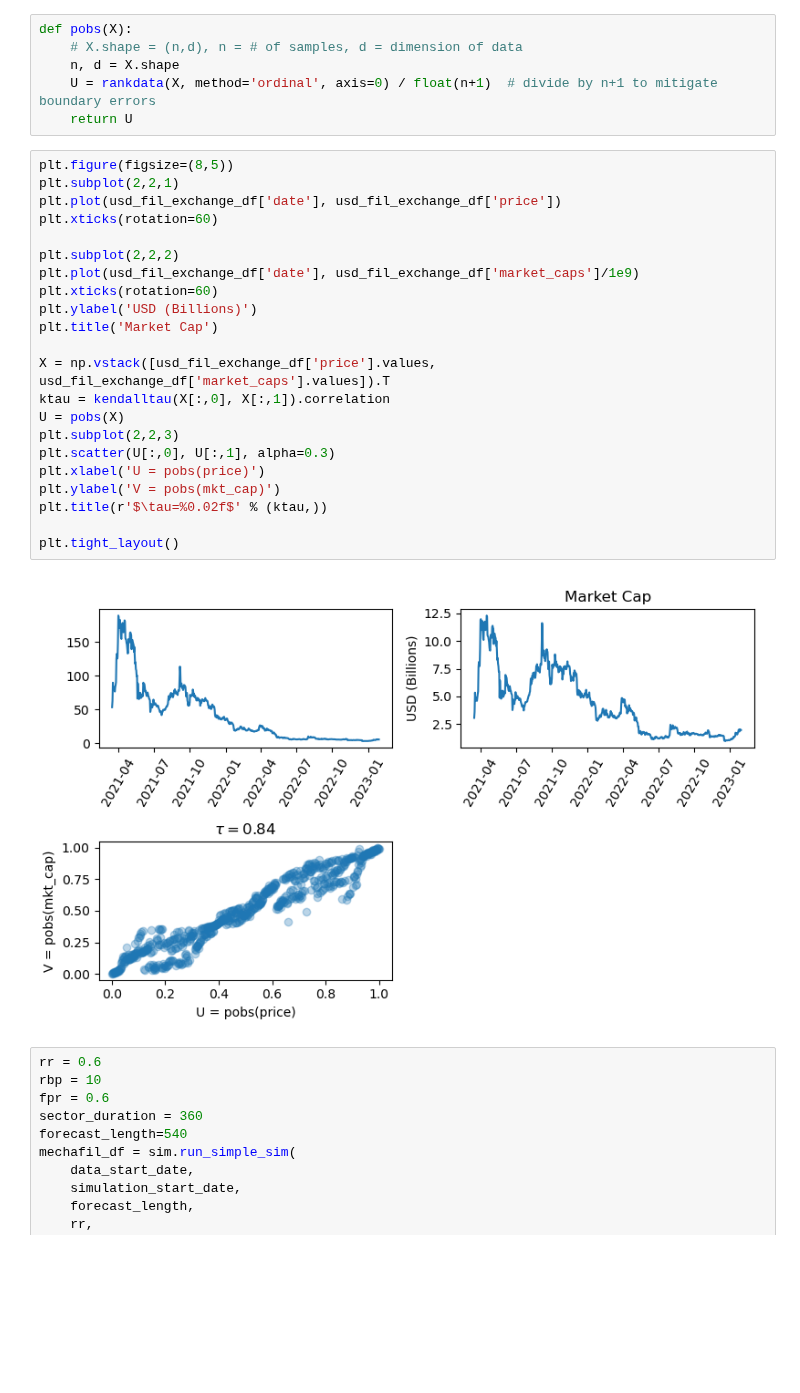
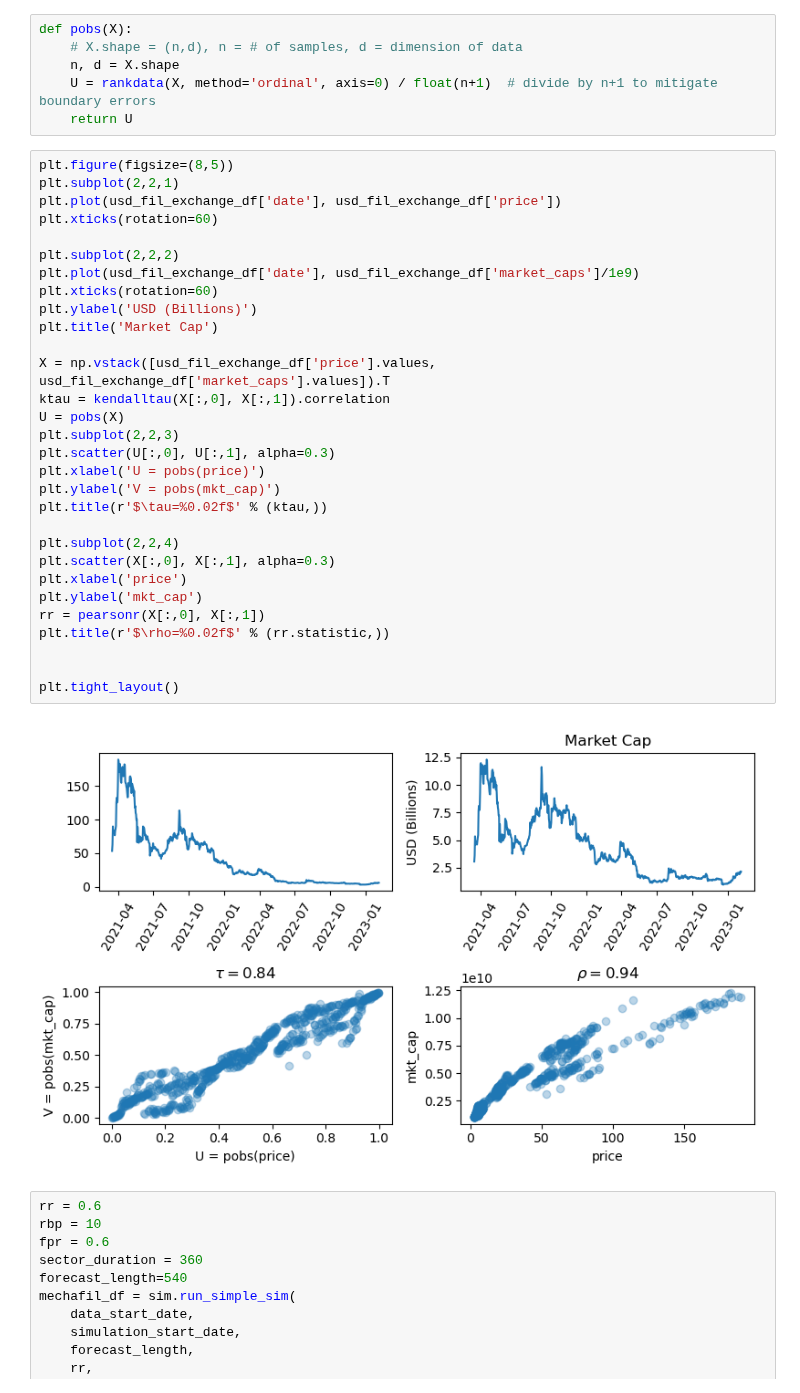
Before and after one commit to protocol/filecoin-agent-twin, a Jupyter notebook: notebooks/market_cap.ipynb, the cells around one changed output. Drawn from its saved outputs; the diff is of its cells as text; blank space fills up the shorter version.

```diff
--- a/notebooks/market_cap.ipynb
+++ b/notebooks/market_cap.ipynb
@@ -60,27 +60,35 @@ def pobs(X):
 # %%
 plt.figure(figsize=(8,5))
 plt.subplot(2,2,1)
 plt.plot(usd_fil_exchange_df['date'], usd_fil_exchange_df['price'])
 plt.xticks(rotation=60)
 
 plt.subplot(2,2,2)
 plt.plot(usd_fil_exchange_df['date'], usd_fil_exchange_df['market_caps']/1e9)
 plt.xticks(rotation=60)
 plt.ylabel('USD (Billions)')
 plt.title('Market Cap')
 
 X = np.vstack([usd_fil_exchange_df['price'].values, usd_fil_exchange_df['market_caps'].values]).T
 ktau = kendalltau(X[:,0], X[:,1]).correlation
 U = pobs(X)
 plt.subplot(2,2,3)
 plt.scatter(U[:,0], U[:,1], alpha=0.3)
 plt.xlabel('U = pobs(price)')
 plt.ylabel('V = pobs(mkt_cap)')
 plt.title(r'$\tau=%0.02f$' % (ktau,))
 
+plt.subplot(2,2,4)
+plt.scatter(X[:,0], X[:,1], alpha=0.3)
+plt.xlabel('price')
+plt.ylabel('mkt_cap')
+rr = pearsonr(X[:,0], X[:,1])
+plt.title(r'$\rho=%0.02f$' % (rr.statistic,))
+
+
 plt.tight_layout()
 # %% [output]
-[figure, old version]
+[figure, new version]
 # %%
 rr = 0.6
 rbp = 10
```
Also changed, not shown: parts of 19 cells of this notebook, 9 other files.
